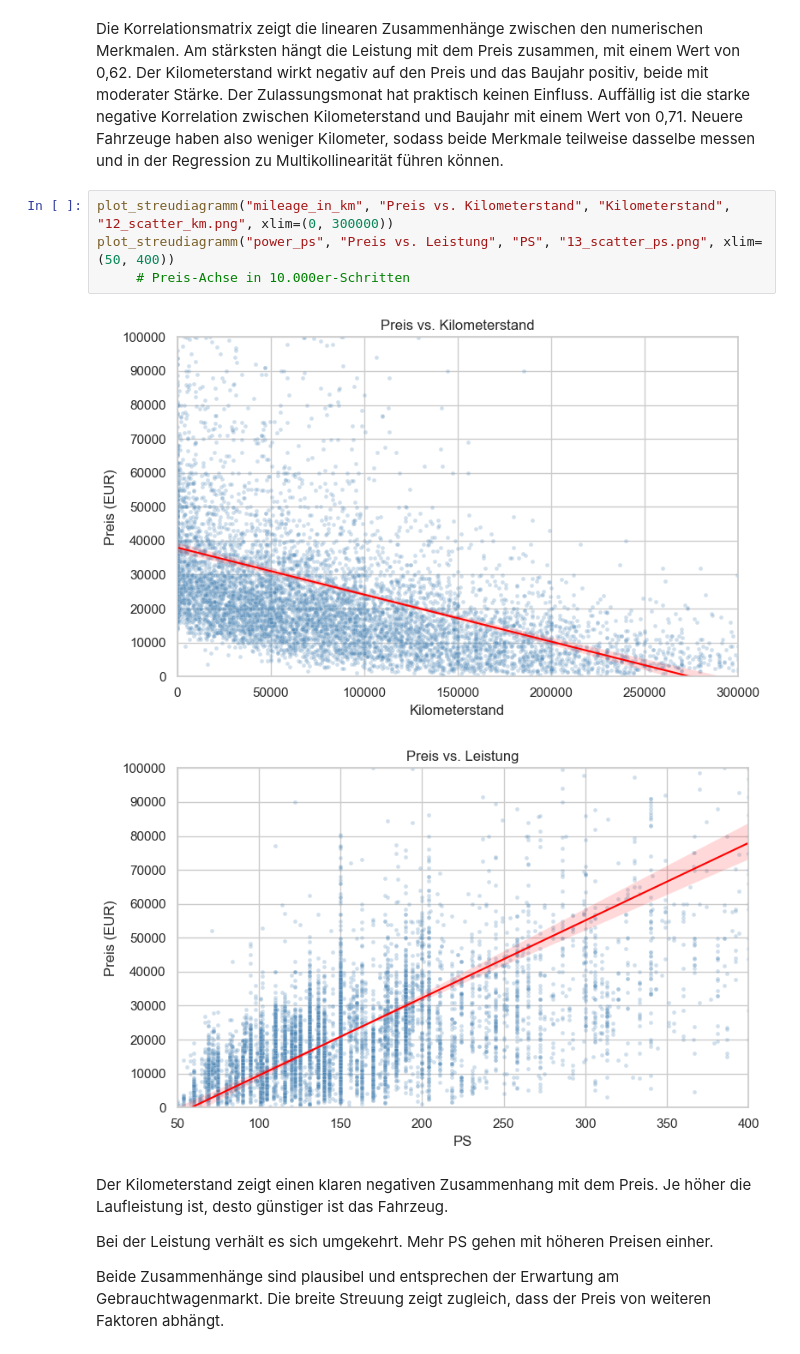
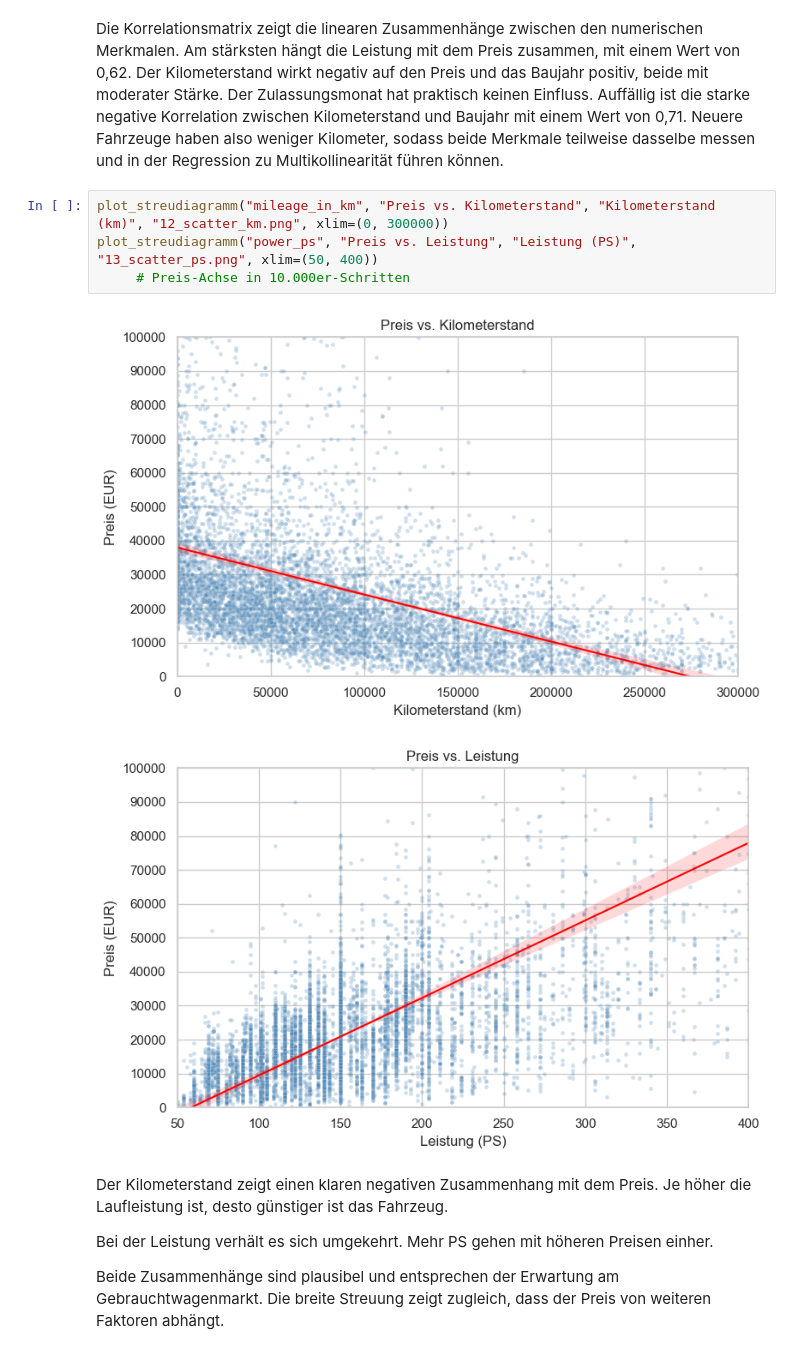
Before and after one commit to 1Zippel4/preisanalyse-autoscout24, a Jupyter notebook: notebooks/01_eda.ipynb, the cells around one changed output. Cells and saved outputs as stored; diff of their text form.

```diff
--- a/notebooks/01_eda.ipynb
+++ b/notebooks/01_eda.ipynb
@@ -680,12 +680,12 @@ mit einem Wert von 0,71. Neuere Fahrzeuge haben also weniger Kilometer, sodass b
 Merkmale teilweise dasselbe messen und in der Regression zu Multikollinearität
 führen können.
 # %%
-plot_streudiagramm("mileage_in_km", "Preis vs. Kilometerstand", "Kilometerstand", "12_scatter_km.png", xlim=(0, 300000))
-plot_streudiagramm("power_ps", "Preis vs. Leistung", "PS", "13_scatter_ps.png", xlim=(50, 400))
+plot_streudiagramm("mileage_in_km", "Preis vs. Kilometerstand", "Kilometerstand (km)", "12_scatter_km.png", xlim=(0, 300000))
+plot_streudiagramm("power_ps", "Preis vs. Leistung", "Leistung (PS)", "13_scatter_ps.png", xlim=(50, 400))
      # Preis-Achse in 10.000er-Schritten
 # %% [output]
-[figure, old version]
+[figure, new version]
-[figure, old version]
+[figure, new version]
 # %% [markdown]
 Der Kilometerstand zeigt einen klaren negativen Zusammenhang mit dem Preis. Je
 höher die Laufleistung ist, desto günstiger ist das Fahrzeug.
```
Also changed, not shown: parts of 1 cell of this notebook, 3 other files.
